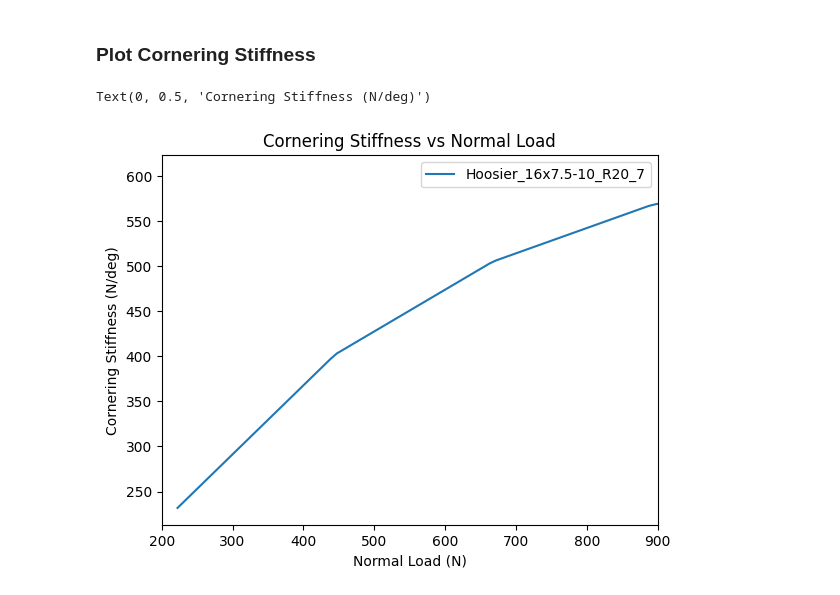
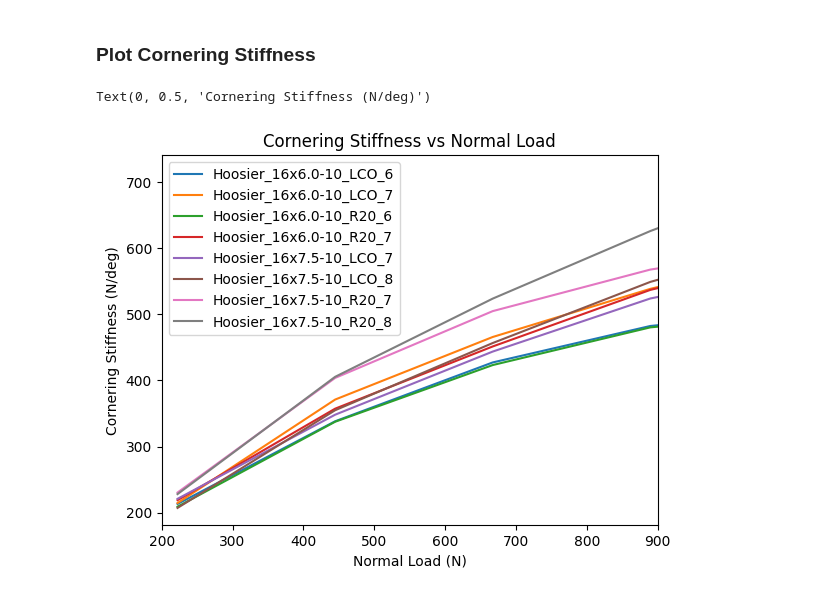
Before and after one commit to rhorvath02/tire_analysis, a Jupyter notebook: tire_selection/normal_load_sensitivity_16.ipynb, the cells around one changed output. Saved outputs shown, nothing was run; the diff lists cells and outputs as text; code cells hidden in the pictures.

```diff
--- a/tire_selection/normal_load_sensitivity_16.ipynb
+++ b/tire_selection/normal_load_sensitivity_16.ipynb
@@ -58,6 +57,8 @@ for name, tire in all_tires.items():
     current_peak_mu = []
     current_normal_load = []
     for load in normal_loads:
+        if load > -300:
+            continue
         temp = tire["lat"][tire["lat"]["load"] == load]
         peak_mu = max(temp["FY"]) * 2/3 / abs(load)
 
@@ -66,4 +67,4 @@ for name, tire in all_tires.items():
 
     normal_load_lst.append(current_normal_load)
     peak_mu_lst.append(current_peak_mu)
-    tire_name.append(name[10:])
+    tire_name.append(name[:23])
@@ -76,19 +71,20 @@ for name, tire in all_tires.items():
 # %% [markdown]
 ### Check mu visually to filter out points
 # %%
-tire_names = tire_name[::-1]
+slope_magnitudes = []
 
 for i in range(len(peak_mu_lst)):
-    reversed_mu = peak_mu_lst[i][::-1]
-    adjusted_FZ = sorted(-1 * np.array(normal_load_lst[i]))
-    plot = UnivariateSpline(adjusted_FZ, reversed_mu, k = 1)
+    adjusted_FZ = -1 * np.array(normal_load_lst[i])
+
+    m, b = np.polyfit(adjusted_FZ, peak_mu_lst[i], 1)
+    slope_magnitudes.append(abs(m))
+
     x_vals = np.linspace(min(adjusted_FZ), max(adjusted_FZ), 100)
-    y_vals = plot(x_vals)
-    plt.plot(x_vals, y_vals)
 
+    plt.plot(x_vals, m * x_vals + b)
     # plt.scatter(adjusted_FZ, reversed_mu)
 
-plt.legend(tire_names)
+plt.legend(tire_name)
 plt.title("Lateral Friction Coefficient vs Normal Load")
 plt.xlabel("Normal Load (N)")
 plt.ylabel("Lateral Friction Coefficient")
@@ -138,21 +94,3 @@ Mu_lst = [Mu_1, Mu_2, Mu_3, Mu_4, Mu_5, Mu_6, Mu_7, Mu_8]
-# %%
-modified_FZ_lst = [[-1 * x for x in y[::-1]] for y in FZ_lst]
-modified_mu_lst = [x[::-1] for x in Mu_lst]
-
-slope_magnitudes = []
-
-for i in range(len(tire_names)):
-    # plt.scatter(modified_FZ_lst[i], modified_mu_lst[i])
-    plot = UnivariateSpline(modified_FZ_lst[i], modified_mu_lst[i], k = 1)
-    x_vals = np.linspace(min(modified_FZ_lst[1]), max(modified_FZ_lst[1]), 100)
-    y_vals = plot(x_vals)
-    slope_magnitudes.append(abs((plot(600) - plot(400)) / (600 - 400)))
-    # plt.plot(x_vals, y_vals)
-
-# plt.legend(tire_names)
-# plt.title("Lateral Friction Coefficient vs Normal Load")
-# plt.xlabel("Normal Load (N)")
-# plt.ylabel("Lateral Friction Coefficient")
 # %% [markdown]
 ### Save Tire Names and Mu vs FZ Slope Magnitudes to .csv
 # %%
@@ -188,20 +126,16 @@ for name, tire in all_tires.items():
 # %%
 for i in range(len(cornering_stiffness_lst)):
     adjusted_FZ = -1 * np.array(load_lst[i])
     # plt.scatter(adjusted_FZ, cornering_stiffness_lst[i])
 
-    plot = UnivariateSpline(adjusted_FZ[::-1], cornering_stiffness_lst[i][::-1], k = 1)
-    x_vals = np.linspace(min(adjusted_FZ), max(adjusted_FZ), 100)
-    y_vals = plot(x_vals)
-
-    plt.plot(x_vals, y_vals)
+    plt.plot(adjusted_FZ, cornering_stiffness_lst[i])
 
 plt.xlim(200, 900)
 
 plt.legend(tire_name)
 plt.title("Cornering Stiffness vs Normal Load")
 plt.xlabel("Normal Load (N)")
 plt.ylabel("Cornering Stiffness (N/deg)")
 # %% [output]
 Text(0, 0.5, 'Cornering Stiffness (N/deg)')
-[figure, old version]
+[figure, new version]
```
Also changed, not shown: parts of 8 cells of this notebook, 27 other files.
